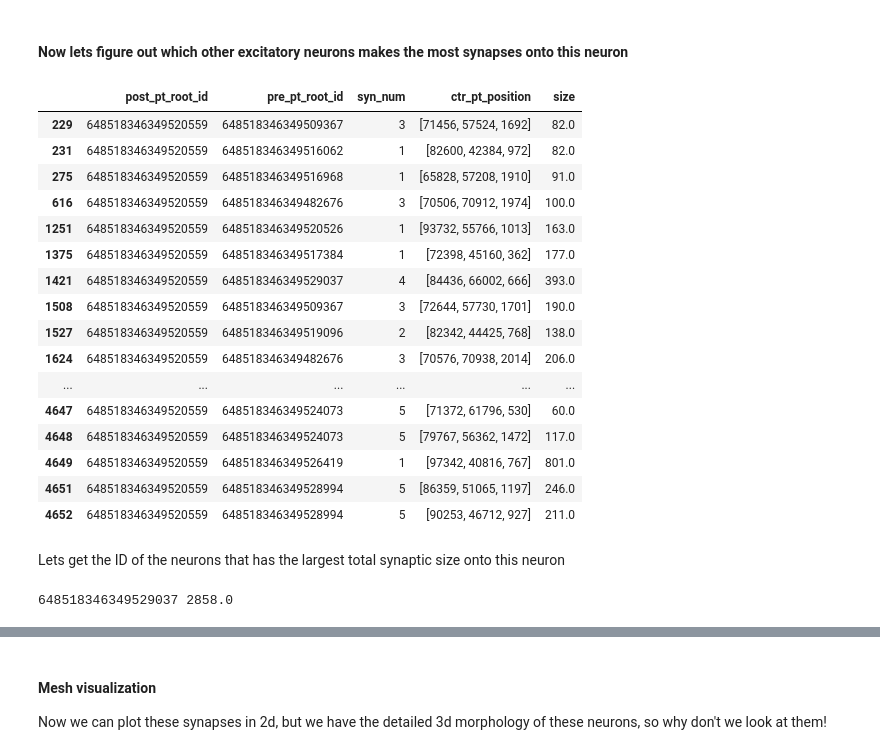
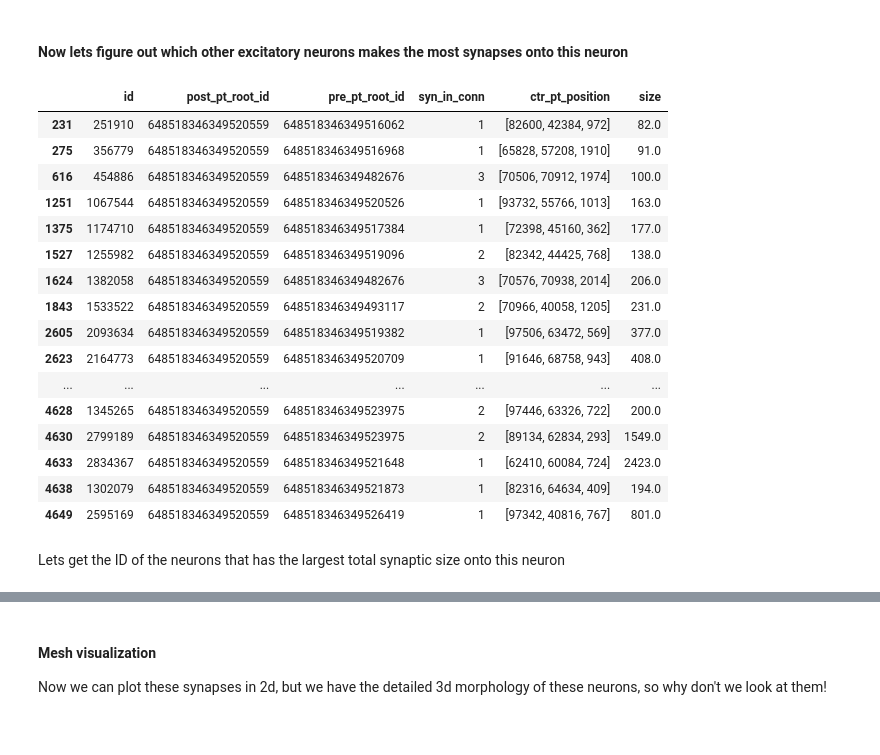
Before and after one commit to AllenInstitute/SWDB_2019, a Jupyter notebook: DynamicBrain/EM_Connectome_Intro.ipynb, the cells around one changed output, grey strips where cells are left out. Saved outputs shown, nothing was run; the diff lists cells and outputs as text; code cells hidden in the pictures.

```diff
--- a/DynamicBrain/EM_Connectome_Intro.ipynb
+++ b/DynamicBrain/EM_Connectome_Intro.ipynb
@@ -101,5 +243,6 @@ Here, we specify which synapses we get back from the table by setting the `post_
 # %%
-post_synapse_df = dl.query_synapses('pni_synapses_i3', post_ids = [neuron_id])
+post_synapse_df = dl.query_synapses('pni_synapses_i3',
+                                    post_ids = [neuron_id])
 print(post_synapse_df.shape)
 post_synapse_df.head()
 # %% [output]
@@ -151,33 +318,38 @@ ax.set_aspect('equal')
 # %% [markdown]
 #### Now lets figure out which other excitatory neurons makes the most synapses onto this neuron
-# %%
-post_synapse_df['syn_num']=post_synapse_df.groupby('pre_pt_root_id')['id'].transform(len)
+# %%
+# pandas groupby to count number of synapses from different neurons
+# followed by transform to label the individual synapses with
+# how many other synapses are in that connection.
+syn_in_conn=post_synapse_df.groupby('pre_pt_root_id')['id'].transform(len)
+
+post_synapse_df['syn_in_conn']=syn_in_conn
 # %%
-e_to_neuron_df=post_synapse_df[post_synapse_df.pre_pt_root_id.isin(neuron_df.pt_root_id.values)]
-e_to_neuron_df[['post_pt_root_id','pre_pt_root_id', 'syn_num', 'ctr_pt_position', 'size']]
+is_from_exc = post_synapse_df.pre_pt_root_id.isin(exc_neuron_df.pt_root_id.values)
+e_to_neuron_df=post_synapse_df[is_from_exc]
+e_to_neuron_df[['id',
+                'post_pt_root_id',
+                'pre_pt_root_id',
+                'syn_in_conn',
+                'ctr_pt_position',
+                'size']]
 # %% [output]
-|  | post_pt_root_id | pre_pt_root_id | syn_num | ctr_pt_position | size |
-| 229 | 648518346349520559 | 648518346349509367 | 3 | [71456, 57524, 1692] | 82.0 |
-| 231 | 648518346349520559 | 648518346349516062 | 1 | [82600, 42384, 972] | 82.0 |
-| 275 | 648518346349520559 | 648518346349516968 | 1 | [65828, 57208, 1910] | 91.0 |
-| 616 | 648518346349520559 | 648518346349482676 | 3 | [70506, 70912, 1974] | 100.0 |
-| 1251 | 648518346349520559 | 648518346349520526 | 1 | [93732, 55766, 1013] | 163.0 |
-| 1375 | 648518346349520559 | 648518346349517384 | 1 | [72398, 45160, 362] | 177.0 |
-| 1421 | 648518346349520559 | 648518346349529037 | 4 | [84436, 66002, 666] | 393.0 |
-| 1508 | 648518346349520559 | 648518346349509367 | 3 | [72644, 57730, 1701] | 190.0 |
-| 1527 | 648518346349520559 | 648518346349519096 | 2 | [82342, 44425, 768] | 138.0 |
-| 1624 | 648518346349520559 | 648518346349482676 | 3 | [70576, 70938, 2014] | 206.0 |
-| ... | ... | ... | ... | ... | ... |
-| 4647 | 648518346349520559 | 648518346349524073 | 5 | [71372, 61796, 530] | 60.0 |
-| 4648 | 648518346349520559 | 648518346349524073 | 5 | [79767, 56362, 1472] | 117.0 |
-| 4649 | 648518346349520559 | 648518346349526419 | 1 | [97342, 40816, 767] | 801.0 |
-| 4651 | 648518346349520559 | 648518346349528994 | 5 | [86359, 51065, 1197] | 246.0 |
-| 4652 | 648518346349520559 | 648518346349528994 | 5 | [90253, 46712, 927] | 211.0 |
+|  | id | post_pt_root_id | pre_pt_root_id | syn_in_conn | ctr_pt_position | size |
+| 231 | 251910 | 648518346349520559 | 648518346349516062 | 1 | [82600, 42384, 972] | 82.0 |
+| 275 | 356779 | 648518346349520559 | 648518346349516968 | 1 | [65828, 57208, 1910] | 91.0 |
+| 616 | 454886 | 648518346349520559 | 648518346349482676 | 3 | [70506, 70912, 1974] | 100.0 |
+| 1251 | 1067544 | 648518346349520559 | 648518346349520526 | 1 | [93732, 55766, 1013] | 163.0 |
+| 1375 | 1174710 | 648518346349520559 | 648518346349517384 | 1 | [72398, 45160, 362] | 177.0 |
+| 1527 | 1255982 | 648518346349520559 | 648518346349519096 | 2 | [82342, 44425, 768] | 138.0 |
+| 1624 | 1382058 | 648518346349520559 | 648518346349482676 | 3 | [70576, 70938, 2014] | 206.0 |
+| 1843 | 1533522 | 648518346349520559 | 648518346349493117 | 2 | [70966, 40058, 1205] | 231.0 |
+| 2605 | 2093634 | 648518346349520559 | 648518346349519382 | 1 | [97506, 63472, 569] | 377.0 |
+| 2623 | 2164773 | 648518346349520559 | 648518346349520709 | 1 | [91646, 68758, 943] | 408.0 |
+| ... | ... | ... | ... | ... | ... | ... |
+| 4628 | 1345265 | 648518346349520559 | 648518346349523975 | 2 | [97446, 63326, 722] | 200.0 |
+| 4630 | 2799189 | 648518346349520559 | 648518346349523975 | 2 | [89134, 62834, 293] | 1549.0 |
+| 4633 | 2834367 | 648518346349520559 | 648518346349521648 | 1 | [62410, 60084, 724] | 2423.0 |
+| 4638 | 1302079 | 648518346349520559 | 648518346349521873 | 1 | [82316, 64634, 409] | 194.0 |
+| 4649 | 2595169 | 648518346349520559 | 648518346349526419 | 1 | [97342, 40816, 767] | 801.0 |
 # %% [markdown]
 Lets get the ID of the neurons that has the largest total synaptic size onto this neuron
-# %%
-total_syn_size = e_to_neuron_df.groupby('pre_pt_root_id')['size'].sum()
-max_input_neuron = total_syn_size.idxmax()
-print(max_input_neuron, total_syn_size.max())
-# %% [output]
-648518346349529037 2858.0
```
Also changed, not shown: parts of 62 cells of this notebook.
